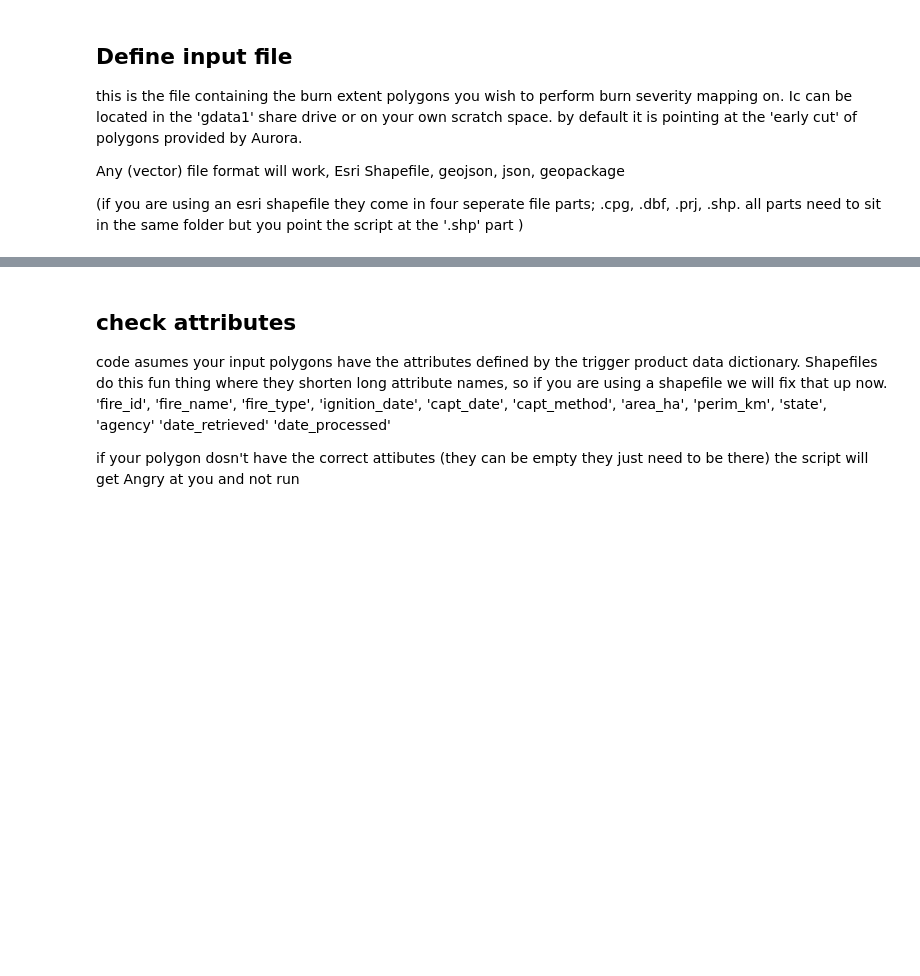
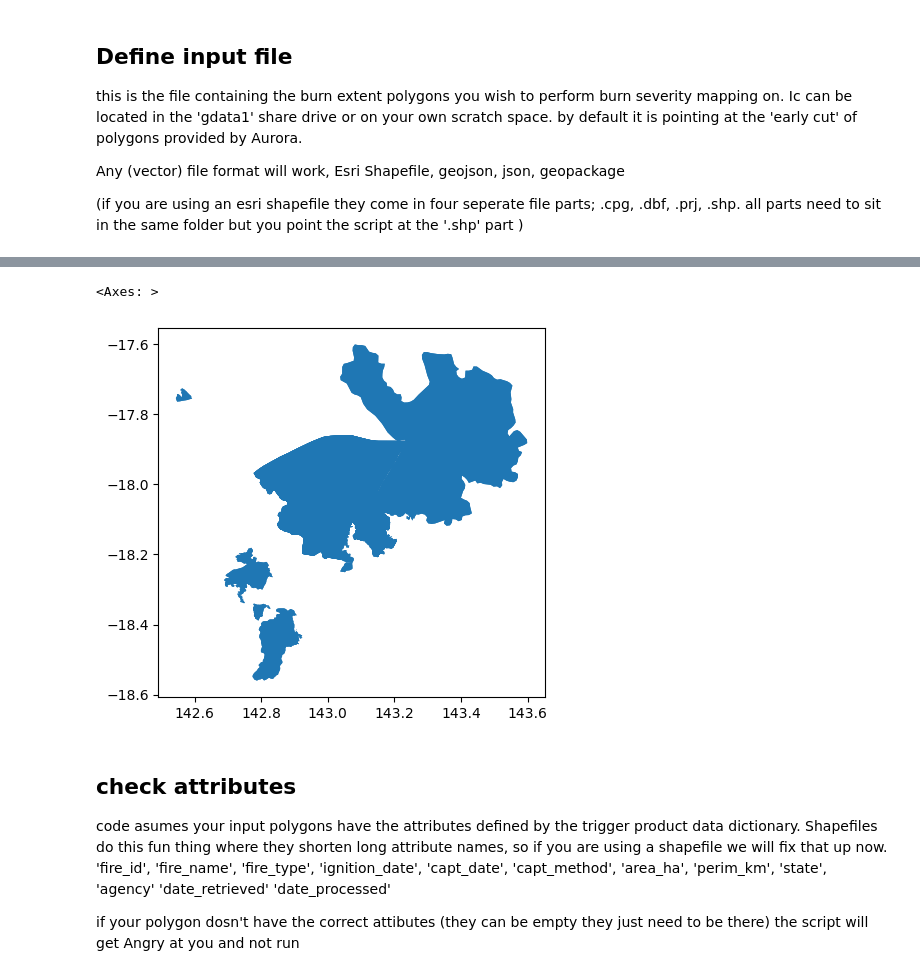
Before and after one commit to GeoscienceAustralia/dea-burn-severity, a Jupyter notebook: notebook/Burn_severity_workflow_V8.ipynb, the cells around one changed output, grey strips where cells are left out. Drawn from its saved outputs; the diff is of its cells as text; code cells hidden in the pictures; blank space fills up the shorter version.

```diff
--- a/notebook/Burn_severity_workflow_V8.ipynb
+++ b/notebook/Burn_severity_workflow_V8.ipynb
@@ -19,3 +23,6 @@ dc = datacube.Datacube(app="Burnt_severity")
+# %%
+username =
+password =
 # %% [markdown]
 ## Before we run the code set up out-put locations and file formats
 
@@ -59,7 +66,7 @@ db_columns = [
 
 app_name = 'Burn_Severity'
 
-
-all_boundaries_in_database = load_polygons_from_database(db_table, db_columns)
+all_boundaries_in_database = load_polygons_from_database(user=username, password=password,
+                                                         db_table = db_table, db_columns = db_columns)
 # %% [output]
 Querying polygons from table 'public.nli_lastboundaries_trigger'...
@@ -67,3 +90,11 @@ Retrieved 3805 rows from database.
+# %%
+#filter on size
+poly = all_boundaries_in_database[all_boundaries_in_database['fire_id'] == 'e6e34de9-6158-4ee7-9024-eae94b80c422']
+# %%
+poly.plot()
+# %% [output]
+<Axes: >
+[figure, added]
 # %%
 # input_file = '/home/jovyan/gdata1/projects/Hazards/burn_severity/fire_extents_2025-26_summer/all_fires_at_29JAN26.gpkg'
 # #define input file
```
Also changed, not shown: parts of 15 cells of this notebook, 1 other file.
